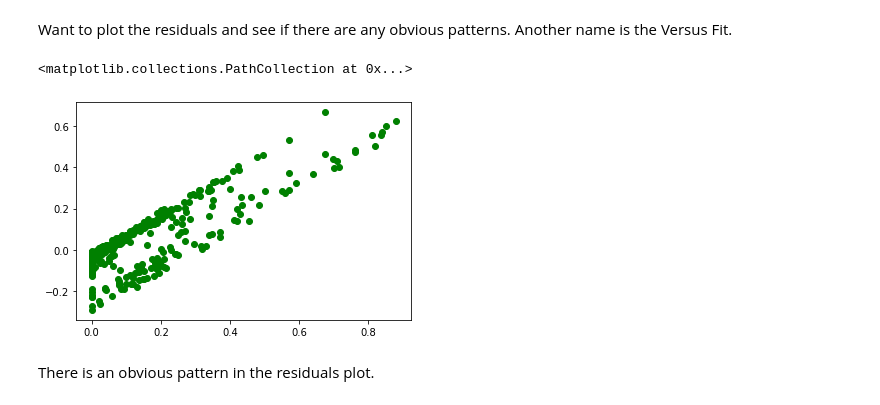
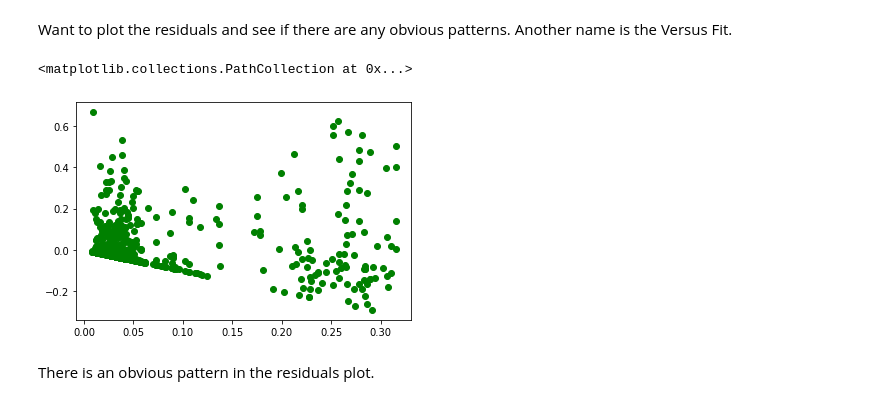
Before and after one commit to jbravo87/blog-projects, a Jupyter notebook: exoplanet_data_notebook.ipynb, the cells around one changed output. Cells and saved outputs as stored; diff of their text form; code cells hidden in the pictures.

```diff
--- a/exoplanet_data_notebook.ipynb
+++ b/exoplanet_data_notebook.ipynb
@@ -453,12 +453,13 @@ Want to plot the residuals and see if there are any obvious patterns. Another na
 # %%
 #residuals1_1 = np.subtract(true_values_1, predicted_values1_1)
 residuals1_1 = list()
 for item1, item2 in zip(true_values_1, predicted_values1_1):
     residuals1_1.append(item1 - item2)
-plt.scatter(true_values_1, residuals1_1, c = 'green')
+#plt.scatter(true_values_1, residuals1_1, c = 'green')
+plt.scatter(predicted_values1_1, residuals1_1, c = 'green')
 # %% [output]
 <matplotlib.collections.PathCollection at 0x...>
-[figure, old version]
+[figure, new version]
 # %% [markdown]
 There is an obvious pattern in the residuals plot.
 # %%
```
Also changed, not shown: parts of 31 cells of this notebook.
